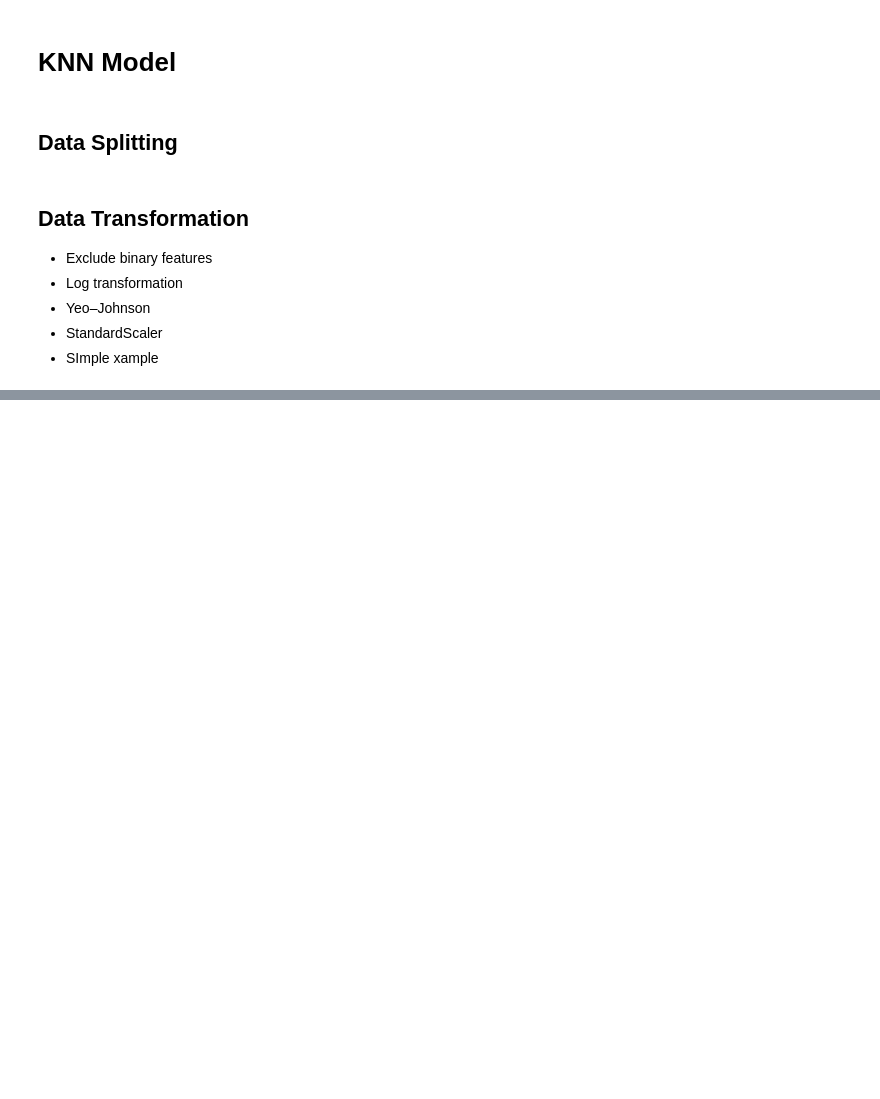
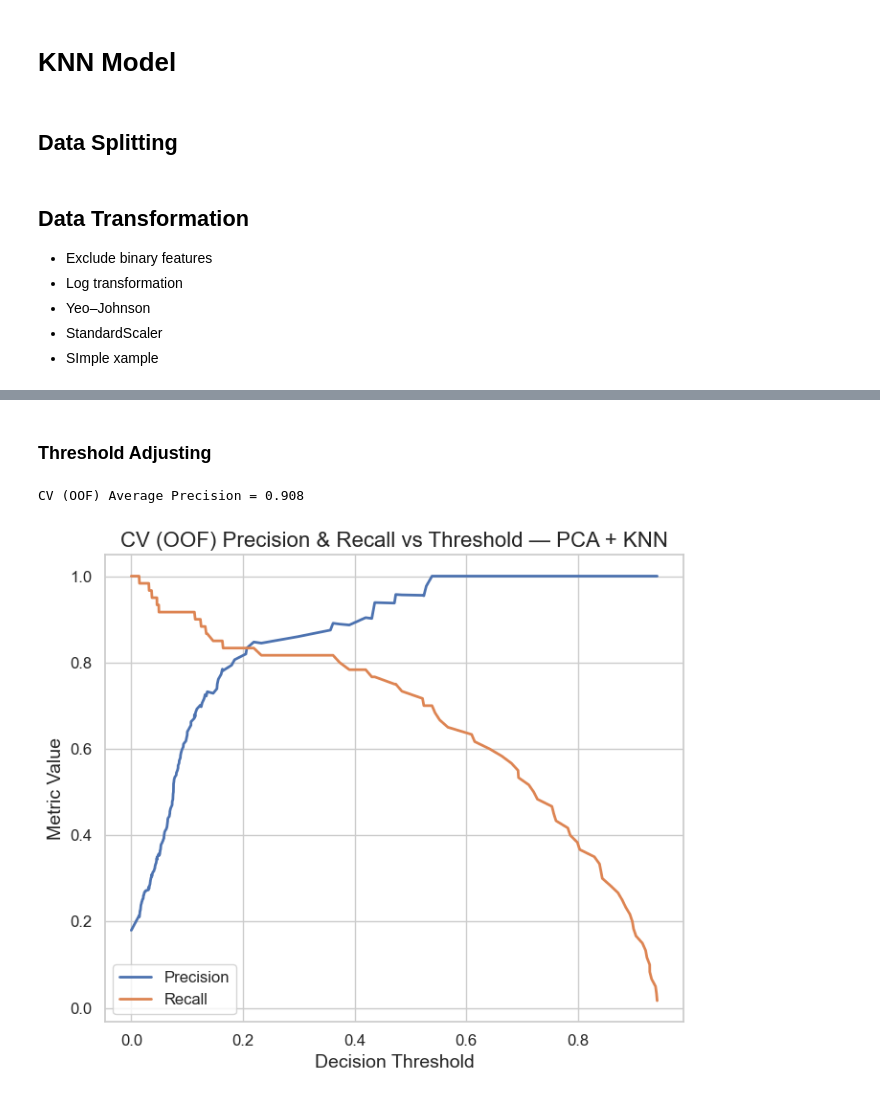
Before and after one commit to SOMNIVM/STA2546, a Jupyter notebook: Big Project Project 3 Group/Non-Parametric Methods Dinghui Chen.ipynb, the cells around one changed output, grey strips where cells are left out. Saved outputs shown, nothing was run; the diff lists cells and outputs as text; code cells hidden in the pictures; blank space fills up the shorter version.

```diff
--- a/Big Project Project 3 Group/Non-Parametric Methods Dinghui Chen.ipynb
+++ b/Big Project Project 3 Group/Non-Parametric Methods Dinghui Chen.ipynb
@@ -381,0 +896,53 @@ plt.show()
+# %% [markdown]
+### Threshold Adjusting
+# %%
+import numpy as np
+import matplotlib.pyplot as plt
+from sklearn.model_selection import StratifiedKFold, cross_val_predict
+from sklearn.metrics import precision_recall_curve, average_precision_score
+
+# --------------------------------------------
+# Get CV out-of-fold probabilities
+# --------------------------------------------
+
+# 10-fold CV
+cv = StratifiedKFold(n_splits=10, shuffle=True, random_state=42)
+
+# Out-of-fold predicted probabilities for the positive class
+# IMPORTANT: best_model_pca_knn should be an unfitted estimator/pipeline
+# (or at least a cloneable sklearn estimator)
+oof_proba = cross_val_predict(
+    best_model_pca_knn,
+    X_train,
+    y_train,
+    cv=cv,
+    method="predict_proba",
+    n_jobs=-1
+)[:, 1]
+
+# --------------------------------------------
+# Compute precision, recall for all thresholds
+# --------------------------------------------
+precision, recall, thresholds = precision_recall_curve(y_train, oof_proba)
+ap = average_precision_score(y_train, oof_proba)
+print(f"CV (OOF) Average Precision = {ap:.3f}")
+
+# --------------------------------------------
+# Plot Precision & Recall vs Threshold
+# --------------------------------------------
+plt.figure(figsize=(7, 6))
+plt.plot(thresholds, precision[:-1], label="Precision", linewidth=2)
+plt.plot(thresholds, recall[:-1], label="Recall", linewidth=2)
+
+plt.xlabel("Decision Threshold")
+plt.ylabel("Metric Value")
+plt.title("CV (OOF) Precision & Recall vs Threshold — PCA + KNN")
+plt.legend()
+plt.grid(True)
+plt.tight_layout()
+plt.show()
+
+# --------------------------------------------
+# %% [output]
+CV (OOF) Average Precision = 0.908
+[figure, added]
```
Also changed, not shown: parts of 23 cells of this notebook.
